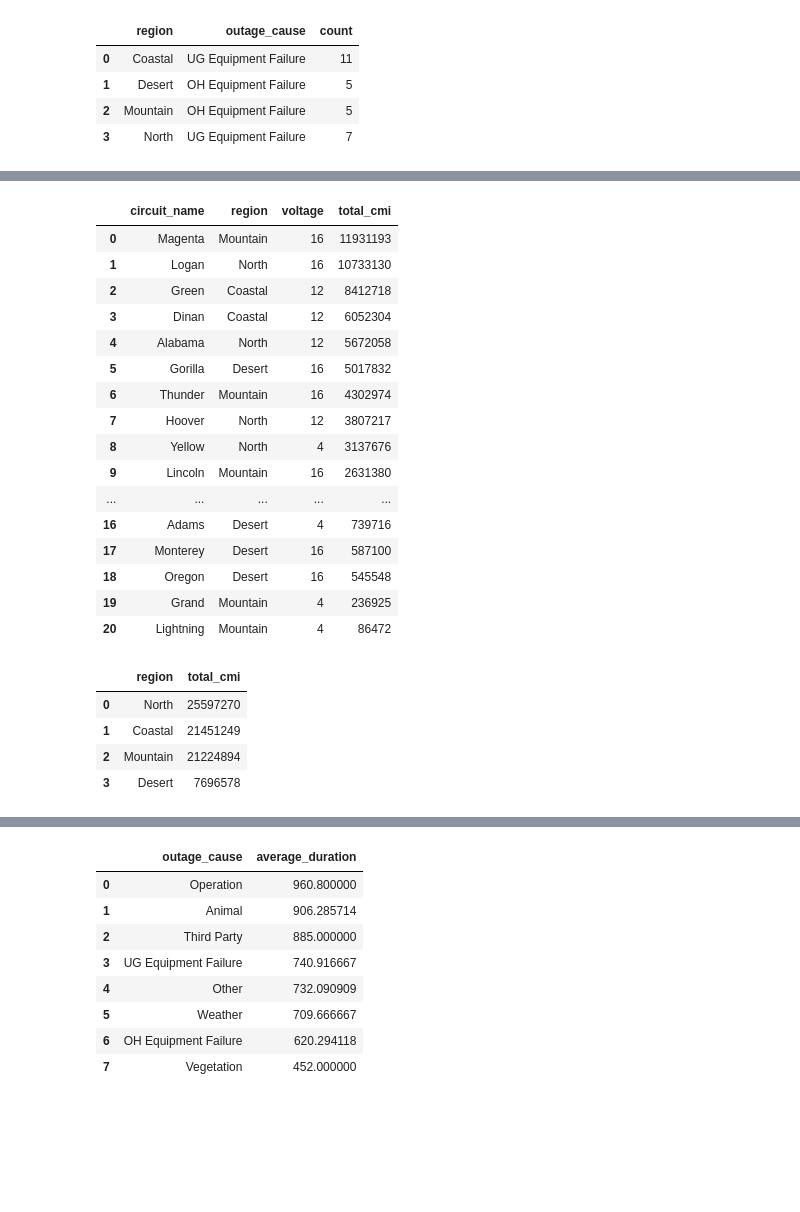
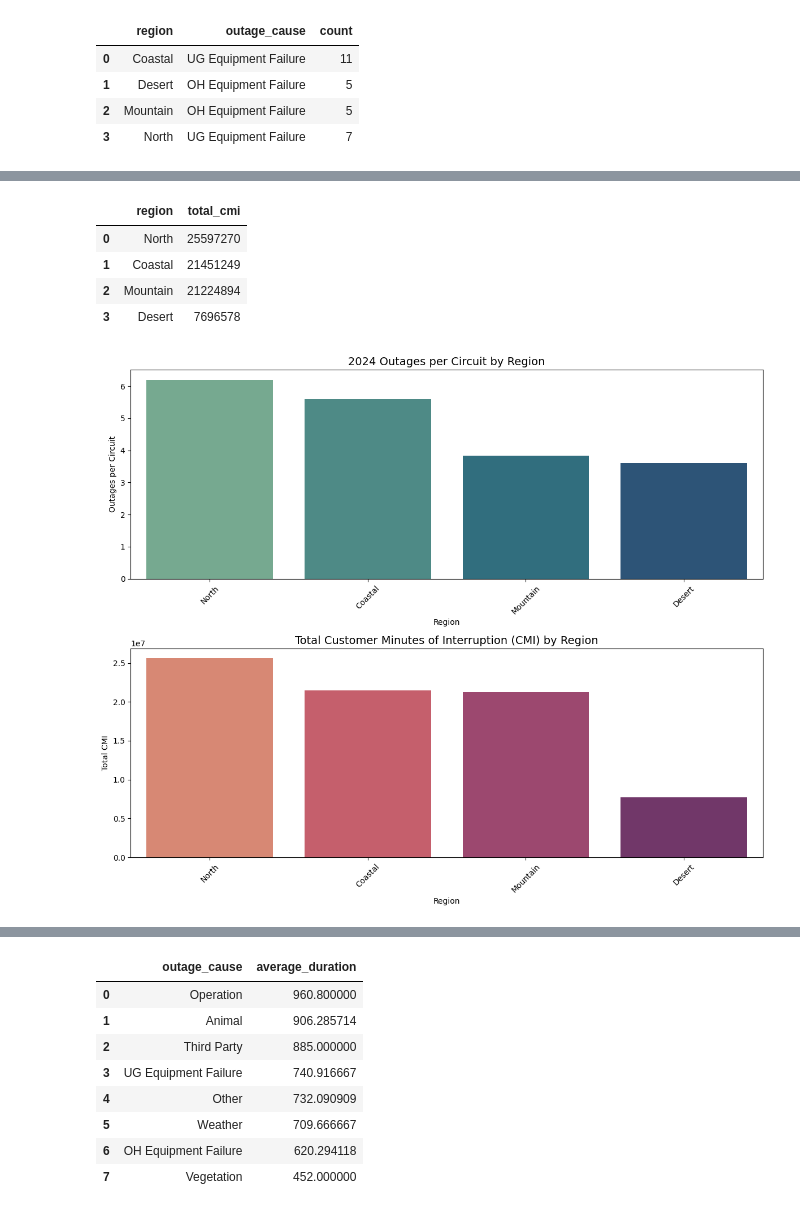
Before and after one commit to GerardoG2/ITC-2025, a Jupyter notebook: circuit-outage-analysis.ipynb, the cells around one changed output, grey strips where cells are left out. Drawn from its saved outputs; the diff is of its cells as text; code cells hidden in the pictures; blank space fills up the shorter version.

```diff
--- a/circuit-outage-analysis.ipynb
+++ b/circuit-outage-analysis.ipynb
@@ -163,38 +181,3 @@ top_outage_causes_2024
-# %%
-# Circuits Ordered by total Customer Minutes Interrupted
-
-# creating cmi feature per outage instance
-df['cmi'] = df['customers_affected'] * df['outage_duration']
-
-total_cmi = (
-    df
-    .groupby(['circuit_name', 'region', 'voltage'])['cmi']
-    .sum()
-    .reset_index(name='total_cmi')
-    .sort_values(by='total_cmi', ascending=False)
-    .reset_index(drop=True)
-)
-
-
-total_cmi
-# %% [output]
-|  | circuit_name | region | voltage | total_cmi |
-| 0 | Magenta | Mountain | 16 | 11931193 |
-| 1 | Logan | North | 16 | 10733130 |
-| 2 | Green | Coastal | 12 | 8412718 |
-| 3 | Dinan | Coastal | 12 | 6052304 |
-| 4 | Alabama | North | 12 | 5672058 |
-| 5 | Gorilla | Desert | 16 | 5017832 |
-| 6 | Thunder | Mountain | 16 | 4302974 |
-| 7 | Hoover | North | 12 | 3807217 |
-| 8 | Yellow | North | 4 | 3137676 |
-| 9 | Lincoln | Mountain | 16 | 2631380 |
-| ... | ... | ... | ... | ... |
-| 16 | Adams | Desert | 4 | 739716 |
-| 17 | Monterey | Desert | 16 | 587100 |
-| 18 | Oregon | Desert | 16 | 545548 |
-| 19 | Grand | Mountain | 4 | 236925 |
-| 20 | Lightning | Mountain | 4 | 86472 |
 # %%
 # Total Customer Minutes Interrupted Per Region
 
@@ -215,3 +198,39 @@ total_cmi_per_region
 | 1 | Coastal | 21451249 |
 | 2 | Mountain | 21224894 |
 | 3 | Desert | 7696578 |
+# %%
+fig, axs = plt.subplots(2, 1, figsize=(12, 10))
+
+# Circuit outages per Region
+sns.barplot(
+    data=outages_per_region_2024,
+    x='region',
+    y='outages_per_circuit',
+    hue='region',
+    ax = axs[0],
+    palette='crest'
+)
+axs[0].set_title('2024 Outages per Circuit by Region', fontsize=14)
+axs[0].set_xlabel('Region')
+axs[0].set_ylabel('Outages per Circuit')
+axs[0].tick_params(axis = 'x', rotation = 45)
+
+# Total Cmi Per Region
+sns.barplot(
+    data = total_cmi_per_region,
+    x = 'region',
+    y = 'total_cmi',
+    hue = 'region',
+    ax=axs[1],
+    palette = 'flare'
+)
+
+axs[1].set_title('Total Customer Minutes of Interruption (CMI) by Region', fontsize=14)
+axs[1].set_xlabel('Region')
+axs[1].set_ylabel('Total CMI')
+axs[1].tick_params(axis='x', rotation=45)
+
+plt.tight_layout()
+plt.show()
+# %% [output]
+[figure, added]
```
Also changed, not shown: parts of 22 cells of this notebook.
